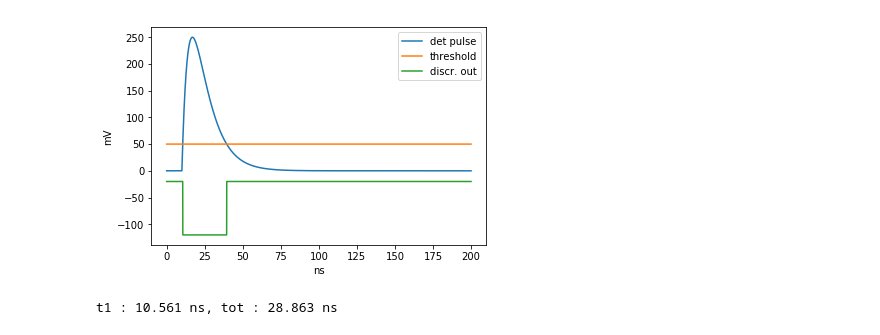
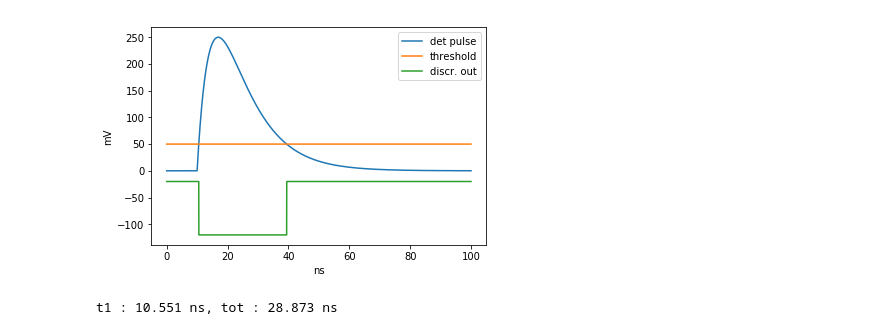
Before and after one commit to acidbourbon/lab_bench, a Jupyter notebook: workdir/jupyter/software_examples/soft_discriminator.ipynb, the cells around one changed output. Drawn from its saved outputs; the diff is of its cells as text; code cells hidden in the pictures.

```diff
--- a/workdir/jupyter/software_examples/soft_discriminator.ipynb
+++ b/workdir/jupyter/software_examples/soft_discriminator.ipynb
@@ -4,22 +4,26 @@ from matplotlib import pyplot as plt
 from my_utils import *
 from sigproc_kit import *
 # %%
-t = np.linspace(0,200e-9,10000) # be sure to make not to few steps, if you have a sharp IR
+##################################################
+##             basic discriminator              ##
+##################################################
+
+t = np.linspace(0,100e-9,10000) # be sure to make not to few steps, if you have a sharp IR
 y = detector_signal_function(t, 100e-12, 5e-9, 10e-9, 10e-9)
 
 thresh = 50e-3
 
 discr, t1, tot = discriminate(t,y,thresh,0,0)
 
 plt.plot(t*1e9,y*1e3,label="det pulse")
 plt.plot(t*1e9,y*0+thresh*1e3,label="threshold")
 plt.plot(t*1e9,discr*100-120,label="discr. out")
 plt.xlabel("ns")
 plt.ylabel("mV")
 plt.legend()
 plt.show()
 
 print("t1 : {:3.3f} ns, tot : {:3.3f} ns".format(t1*1e9,tot*1e9))
 # %% [output]
-[figure, old version]
+[figure, new version]
-t1 : 10.561 ns, tot : 28.863 ns
+t1 : 10.551 ns, tot : 28.873 ns
```
Also changed, not shown: parts of 1 cell of this notebook.
